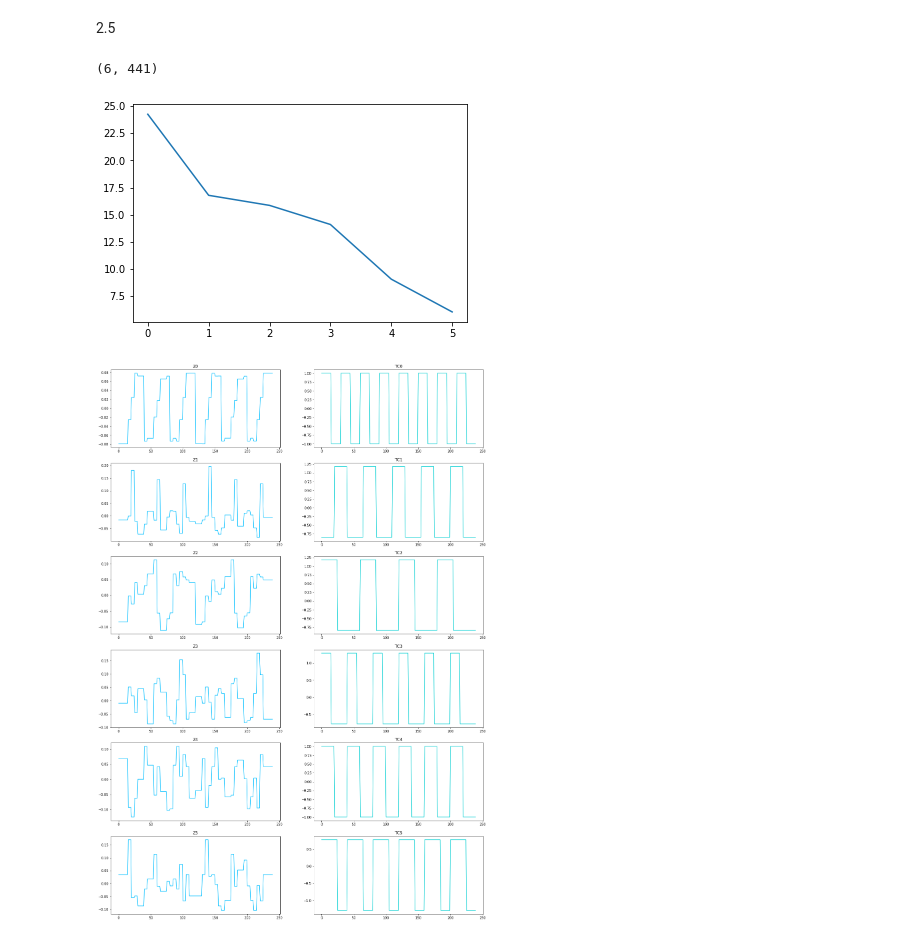
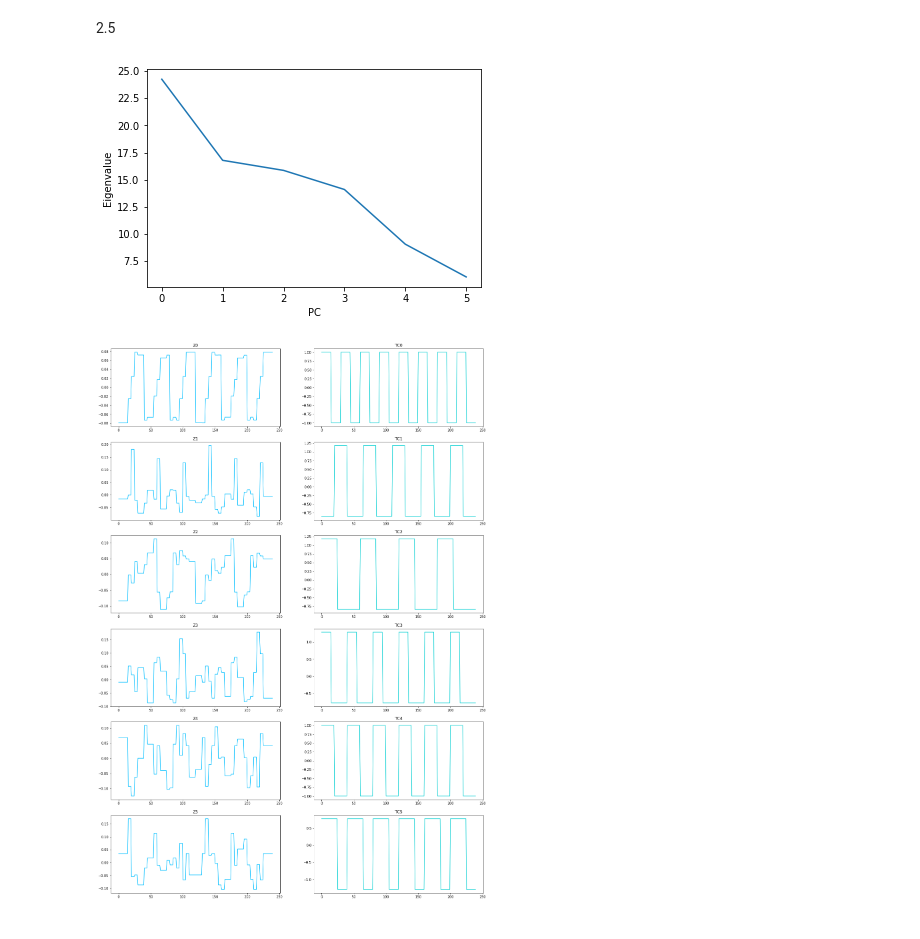
Before and after one commit to tvtpt/MAST30034_assignment1, a Jupyter notebook: Code for Q1 and Q2.ipynb, the cells around one changed output. Saved outputs shown, nothing was run; the diff lists cells and outputs as text; code cells hidden in the pictures.

```diff
--- a/Code for Q1 and Q2.ipynb
+++ b/Code for Q1 and Q2.ipynb
@@ -532,18 +543,16 @@ pd.DataFrame(abs(ALR)).to_pickle("data/ALR.pkl")
 pd.DataFrame(calculateD(abs(ALR))).to_pickle("data/DLR.pkl")
 # %% [markdown]
 2.5
-# %%
-ARR.shape
-# %% [output]
-(6, 441)
 # %%
 U, eigenvalues, W = np.linalg.svd(TC, full_matrices=False)
 # %%
 plt.plot(eigenvalues)
+plt.xlabel('PC')
+plt.ylabel('Eigenvalue')
 plt.savefig('plots/PCR_eigenvalue.png')
 plt.show()
 # %% [output]
-[figure, old version]
+[figure, new version]
 # %%
 Z, Zeigenvalues, ZW = np.linalg.svd(U, full_matrices=False)
 # %%
```
Also changed, not shown: parts of 16 cells of this notebook, 16 other files.
